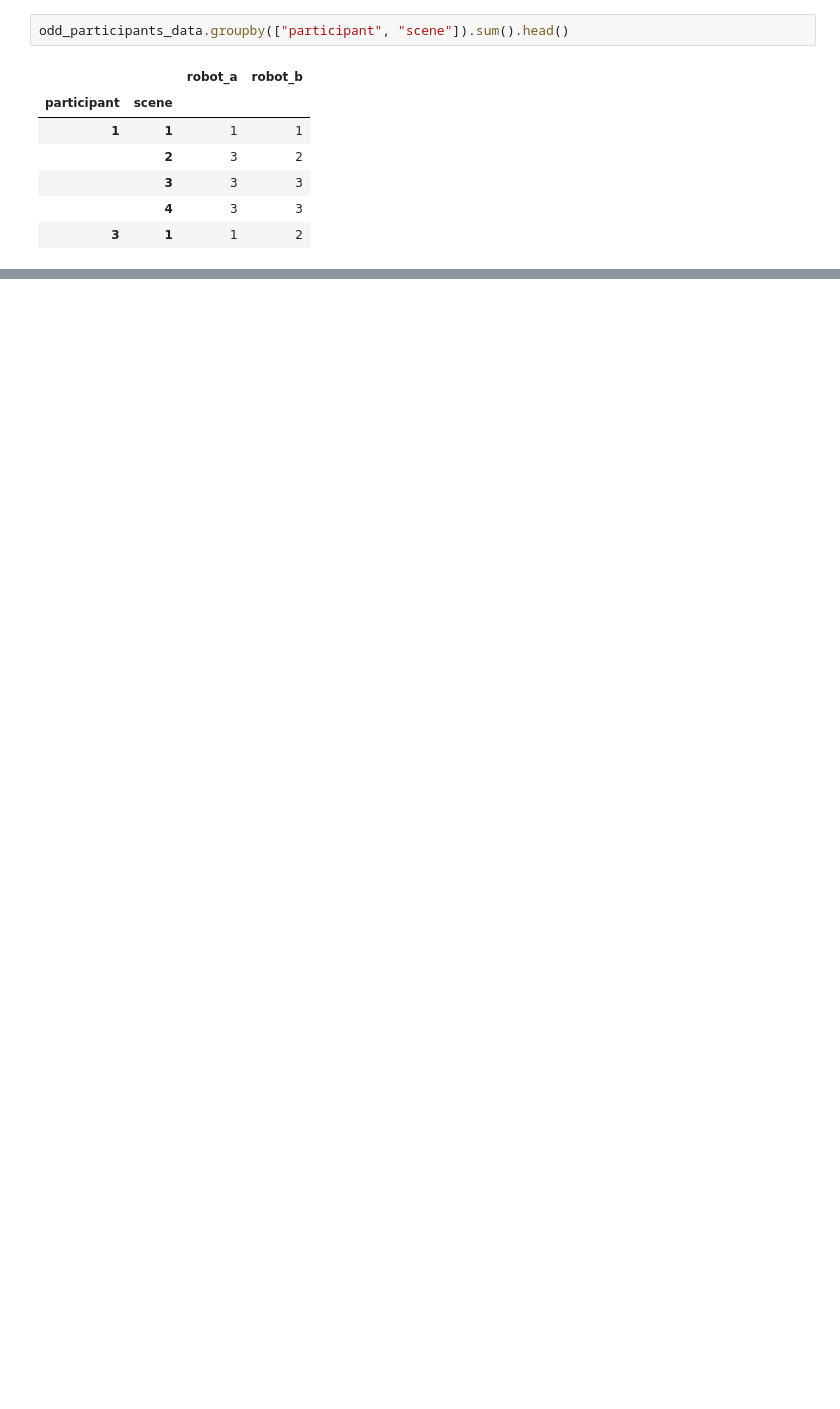
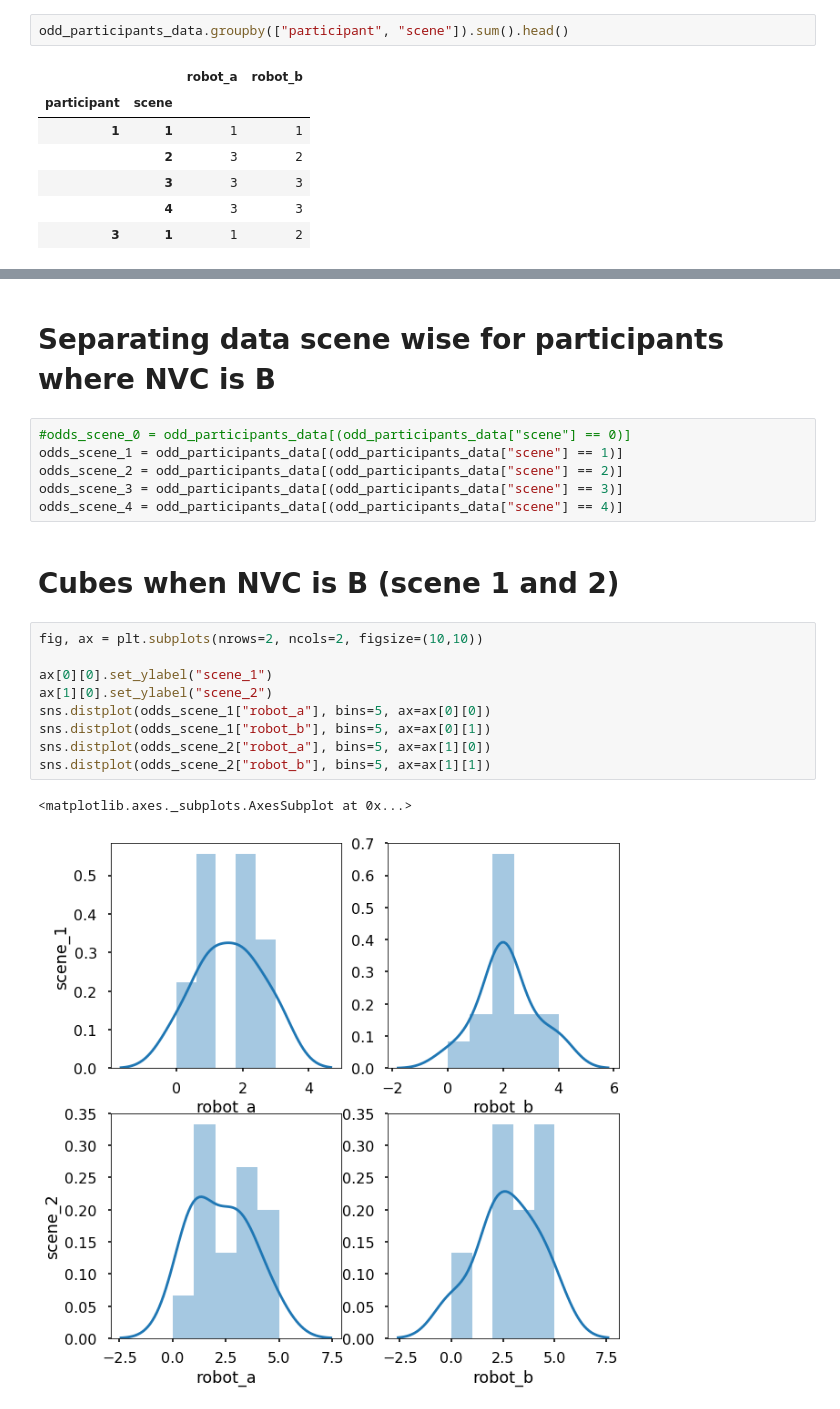
Before and after one commit to nilesh0109/PHRI_1920, a Jupyter notebook: evaluation/odd_even_participants_separate_evaluation.ipynb, the cells around one changed output, grey strips where cells are left out. Saved outputs shown, nothing was run; the diff lists cells and outputs as text; blank space fills up the shorter version.

```diff
--- a/evaluation/odd_even_participants_separate_evaluation.ipynb
+++ b/evaluation/odd_even_participants_separate_evaluation.ipynb
@@ -216,0 +219,22 @@ even_participants_data.groupby(["participant", "scene"]).sum().plot(kind='bar',
+# %% [markdown]
+# Separating data scene wise for participants where NVC is B
+# %%
+#odds_scene_0 = odd_participants_data[(odd_participants_data["scene"] == 0)]
+odds_scene_1 = odd_participants_data[(odd_participants_data["scene"] == 1)]
+odds_scene_2 = odd_participants_data[(odd_participants_data["scene"] == 2)]
+odds_scene_3 = odd_participants_data[(odd_participants_data["scene"] == 3)]
+odds_scene_4 = odd_participants_data[(odd_participants_data["scene"] == 4)]
+# %% [markdown]
+# Cubes when NVC is B (scene 1 and 2)
+# %%
+fig, ax = plt.subplots(nrows=2, ncols=2, figsize=(10,10))
+
+ax[0][0].set_ylabel("scene_1")
+ax[1][0].set_ylabel("scene_2")
+sns.distplot(odds_scene_1["robot_a"], bins=5, ax=ax[0][0])
+sns.distplot(odds_scene_1["robot_b"], bins=5, ax=ax[0][1])
+sns.distplot(odds_scene_2["robot_a"], bins=5, ax=ax[1][0])
+sns.distplot(odds_scene_2["robot_b"], bins=5, ax=ax[1][1])
+# %% [output]
+<matplotlib.axes._subplots.AxesSubplot at 0x...>
+[figure, added]
```
Also changed, not shown: parts of 85 cells of this notebook.
